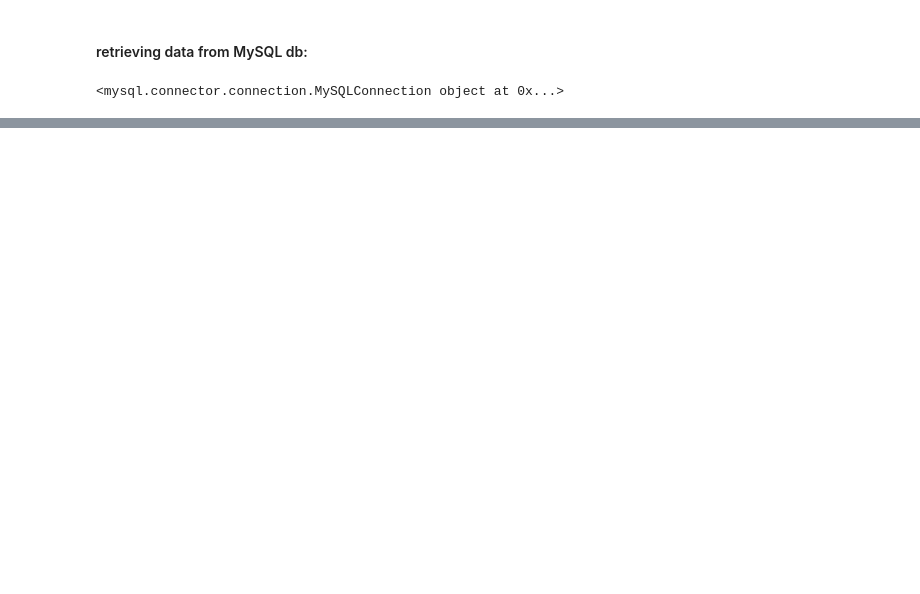
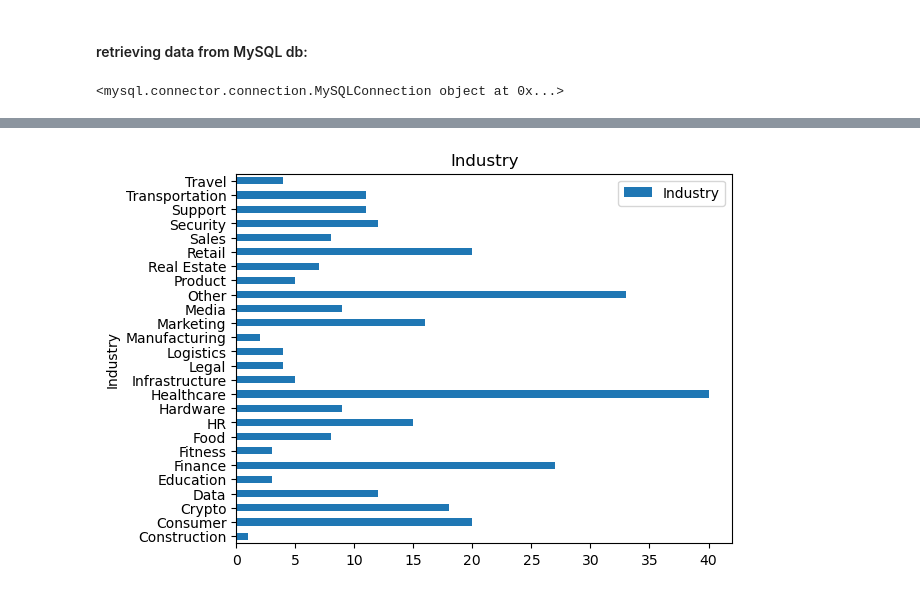
Before and after one commit to kerryeffinger/DS_Final_Project_KSE, a Jupyter notebook: Exploratory_data_analysis.ipynb, the cells around one changed output, grey strips where cells are left out. Cells and saved outputs as stored; diff of their text form; code cells hidden in the pictures; blank space fills up the shorter version.

```diff
--- a/Exploratory_data_analysis.ipynb
+++ b/Exploratory_data_analysis.ipynb
@@ -21,4 +37,4 @@ print(connection)
 # %%
 cursor = connection.cursor()
 # %%
-data = pd.read_sql('SELECT * FROM layoffsfyi', connection)
+df = pd.read_sql('SELECT * FROM layoffsfyi', connection)
@@ -44,0 +92,4 @@ data
+# %%
+df.Layoff_date = pd.to_datetime(df.Layoff_date)
+# %%
+df.Date_reported = pd.to_datetime(df.Date_reported)
@@ -44,0 +268,3 @@ data
+# %%
+Ind_cat = df['Industry'].groupby(df['Industry']).count()
+Ind_cat = pd.DataFrame(Ind_cat)
@@ -44,0 +295,8 @@ data
+# %%
+Ind_cat.plot.barh()
+plt.title('Industry')
+plt.xlabel('')
+
+plt.savefig('Ind.png')
+# %% [output]
+[figure, added]
```
Also changed, not shown: parts of 75 cells of this notebook.
